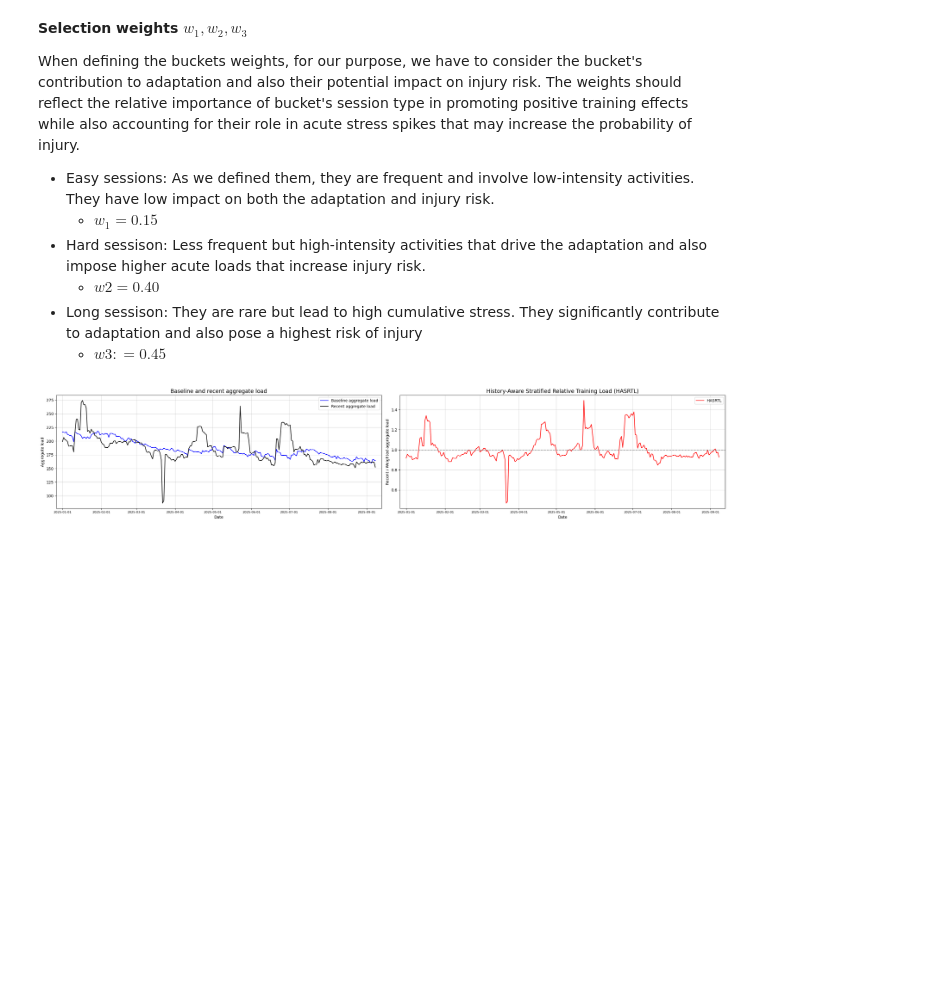
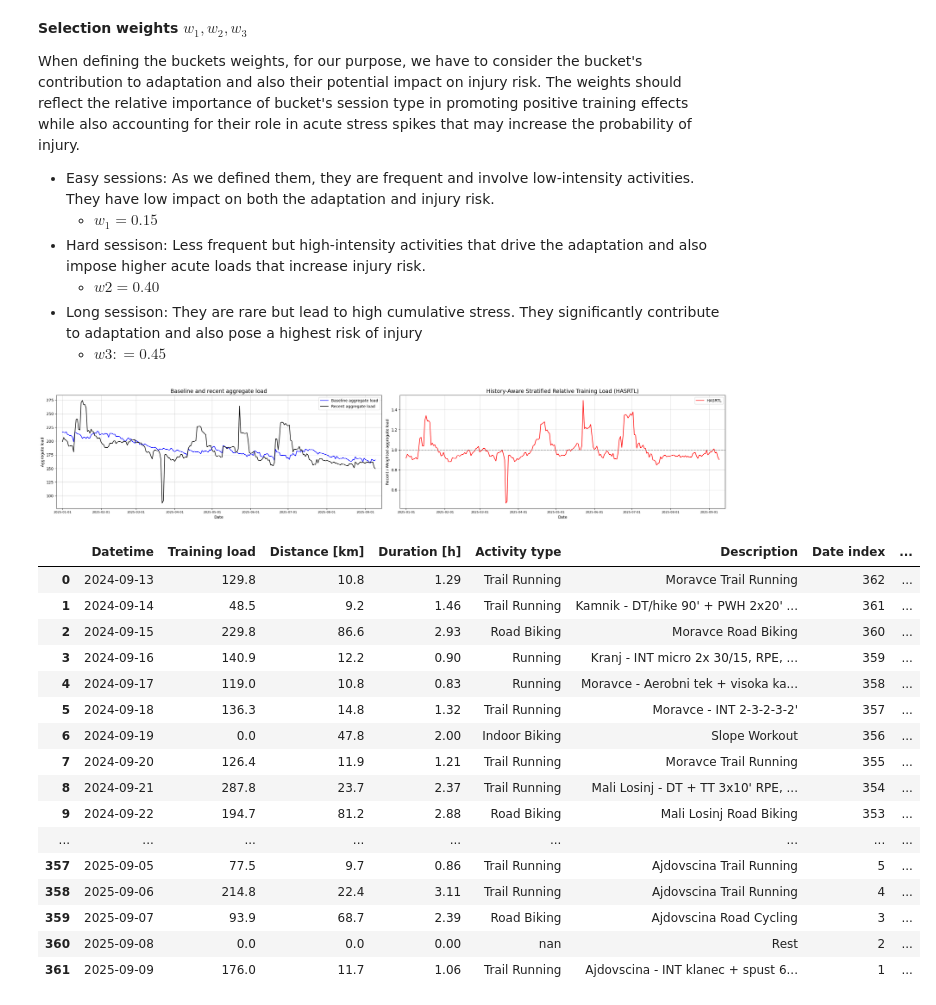
Before and after one commit to 1312Bravo/TrainingPeaks_customLog, a Jupyter notebook: analysis/relative_training_load/development.ipynb, the cells around one changed output. Drawn from its saved outputs; the diff is of its cells as text; code cells hidden in the pictures; blank space fills up the shorter version.

```diff
--- a/analysis/relative_training_load/development.ipynb
+++ b/analysis/relative_training_load/development.ipynb
@@ -982,3 +974,23 @@ plt.tight_layout()
 plt.show()
 # %% [output]
 [figure]
+# %%
+rtl_data
+# %% [output]
+|  | Datetime | Training load | Distance [km] | Duration [h] | Activity type | Description | Date index | ... |
+| 0 | 2024-09-13 | 129.8 | 10.8 | 1.29 | Trail Running | Moravce Trail Running | 362 | ... |
+| 1 | 2024-09-14 | 48.5 | 9.2 | 1.46 | Trail Running | Kamnik - DT/hike 90' + PWH 2x20' ... | 361 | ... |
+| 2 | 2024-09-15 | 229.8 | 86.6 | 2.93 | Road Biking | Moravce Road Biking | 360 | ... |
+| 3 | 2024-09-16 | 140.9 | 12.2 | 0.90 | Running | Kranj - INT micro 2x 30/15, RPE, ... | 359 | ... |
+| 4 | 2024-09-17 | 119.0 | 10.8 | 0.83 | Running | Moravce - Aerobni tek + visoka ka... | 358 | ... |
+| 5 | 2024-09-18 | 136.3 | 14.8 | 1.32 | Trail Running | Moravce - INT 2-3-2-3-2' | 357 | ... |
+| 6 | 2024-09-19 | 0.0 | 47.8 | 2.00 | Indoor Biking | Slope Workout | 356 | ... |
+| 7 | 2024-09-20 | 126.4 | 11.9 | 1.21 | Trail Running | Moravce Trail Running | 355 | ... |
+| 8 | 2024-09-21 | 287.8 | 23.7 | 2.37 | Trail Running | Mali Losinj - DT + TT 3x10' RPE, ... | 354 | ... |
+| 9 | 2024-09-22 | 194.7 | 81.2 | 2.88 | Road Biking | Mali Losinj Road Biking | 353 | ... |
+| ... | ... | ... | ... | ... | ... | ... | ... | ... |
+| 357 | 2025-09-05 | 77.5 | 9.7 | 0.86 | Trail Running | Ajdovscina Trail Running | 5 | ... |
+| 358 | 2025-09-06 | 214.8 | 22.4 | 3.11 | Trail Running | Ajdovscina Trail Running | 4 | ... |
+| 359 | 2025-09-07 | 93.9 | 68.7 | 2.39 | Road Biking | Ajdovscina Road Cycling | 3 | ... |
+| 360 | 2025-09-08 | 0.0 | 0.0 | 0.00 | nan | Rest | 2 | ... |
+| 361 | 2025-09-09 | 176.0 | 11.7 | 1.06 | Trail Running | Ajdovscina - INT klanec + spust 6... | 1 | ... |
```
Also changed, not shown: parts of 4 cells of this notebook, 4 other files.
